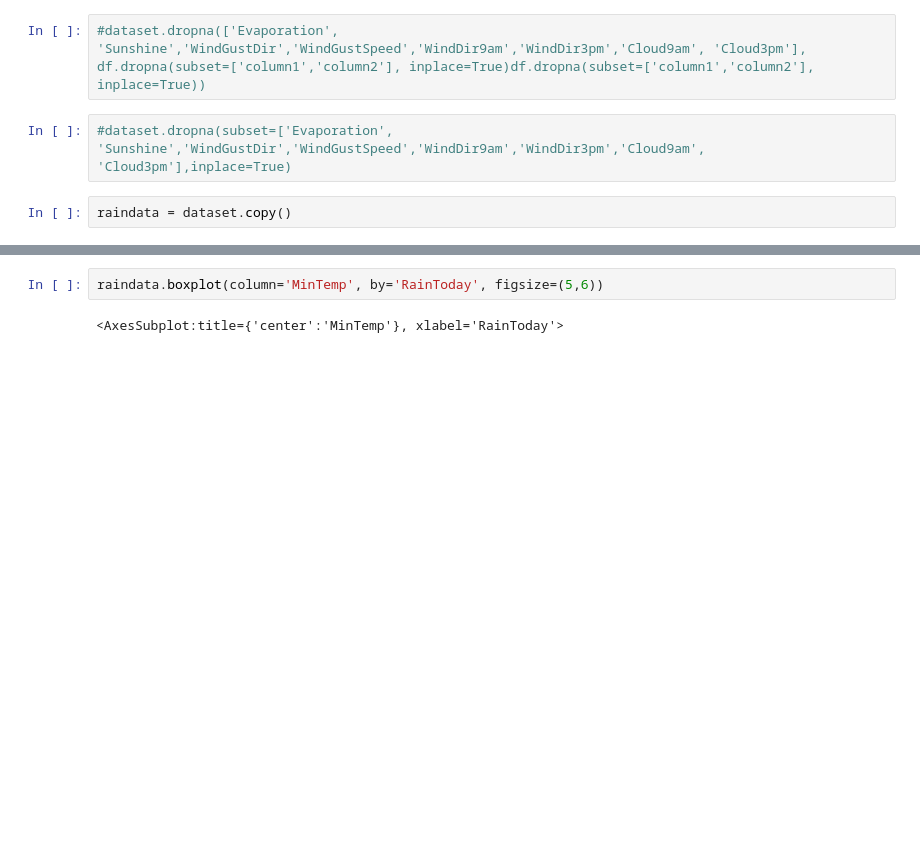
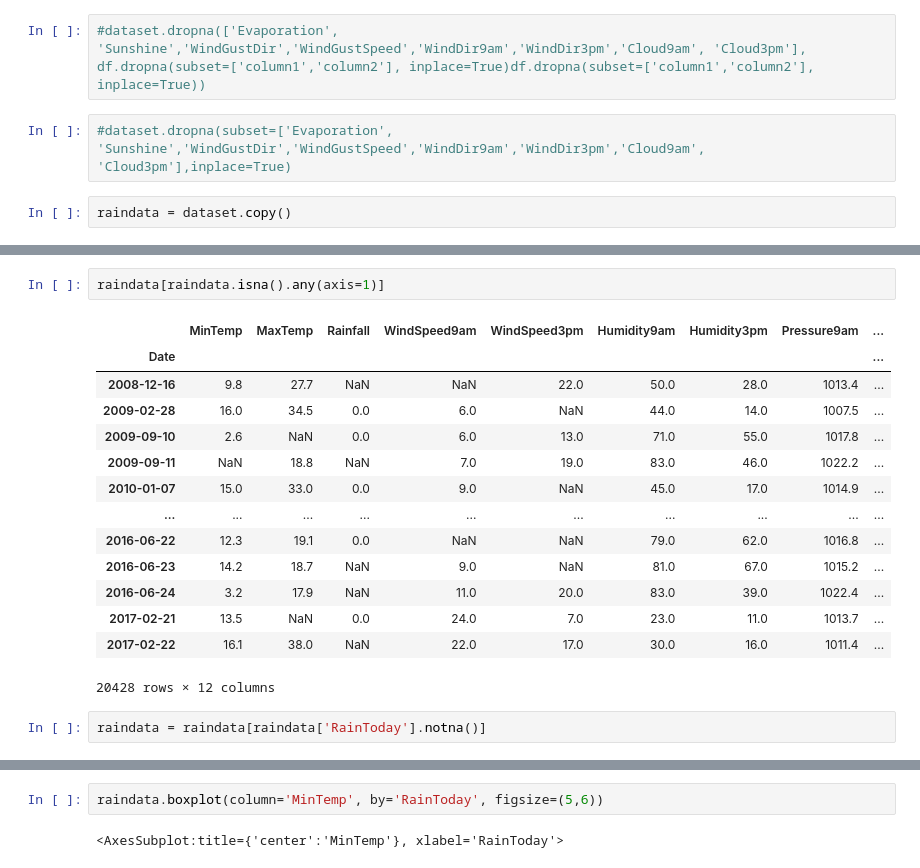
Before and after one commit to sandamaligeethika/ML_Assignment2_IT19120058_IT19120294_IT19147956, a Jupyter notebook: Assignment2.ipynb, the cells around one changed output, grey strips where cells are left out. Drawn from its saved outputs; the diff is of its cells as text; blank space fills up the shorter version.

```diff
--- a/Assignment2.ipynb
+++ b/Assignment2.ipynb
@@ -124,0 +145,19 @@ raindata
+# %%
+raindata[raindata.isna().any(axis=1)]
+# %% [output]
+|  | MinTemp | MaxTemp | Rainfall | WindSpeed9am | WindSpeed3pm | Humidity9am | Humidity3pm | Pressure9am | ... |
+| Date |  |  |  |  |  |  |  |  | ... |
+| 2008-12-16 | 9.8 | 27.7 | NaN | NaN | 22.0 | 50.0 | 28.0 | 1013.4 | ... |
+| 2009-02-28 | 16.0 | 34.5 | 0.0 | 6.0 | NaN | 44.0 | 14.0 | 1007.5 | ... |
+| 2009-09-10 | 2.6 | NaN | 0.0 | 6.0 | 13.0 | 71.0 | 55.0 | 1017.8 | ... |
+| 2009-09-11 | NaN | 18.8 | NaN | 7.0 | 19.0 | 83.0 | 46.0 | 1022.2 | ... |
+| 2010-01-07 | 15.0 | 33.0 | 0.0 | 9.0 | NaN | 45.0 | 17.0 | 1014.9 | ... |
+| ... | ... | ... | ... | ... | ... | ... | ... | ... | ... |
+| 2016-06-22 | 12.3 | 19.1 | 0.0 | NaN | NaN | 79.0 | 62.0 | 1016.8 | ... |
+| 2016-06-23 | 14.2 | 18.7 | NaN | 9.0 | NaN | 81.0 | 67.0 | 1015.2 | ... |
+| 2016-06-24 | 3.2 | 17.9 | NaN | 11.0 | 20.0 | 83.0 | 39.0 | 1022.4 | ... |
+| 2017-02-21 | 13.5 | NaN | 0.0 | 24.0 | 7.0 | 23.0 | 11.0 | 1013.7 | ... |
+| 2017-02-22 | 16.1 | 38.0 | NaN | 22.0 | 17.0 | 30.0 | 16.0 | 1011.4 | ... |
+20428 rows × 12 columns
+# %%
+raindata = raindata[raindata['RainToday'].notna()]
```
Also changed, not shown: parts of 21 cells of this notebook.
